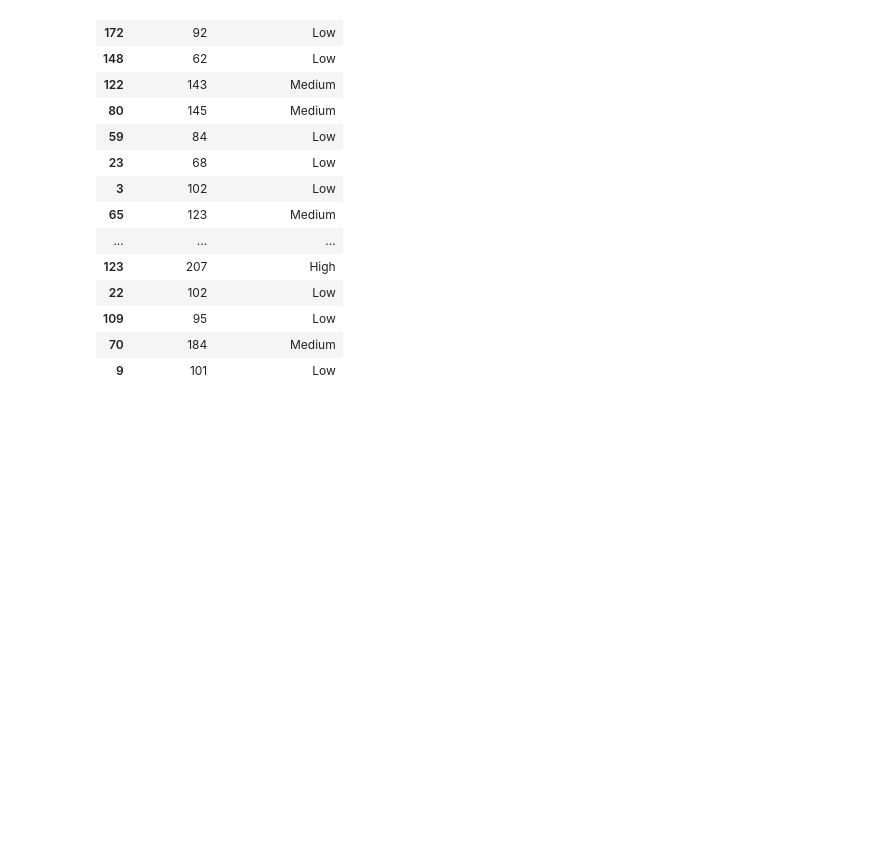
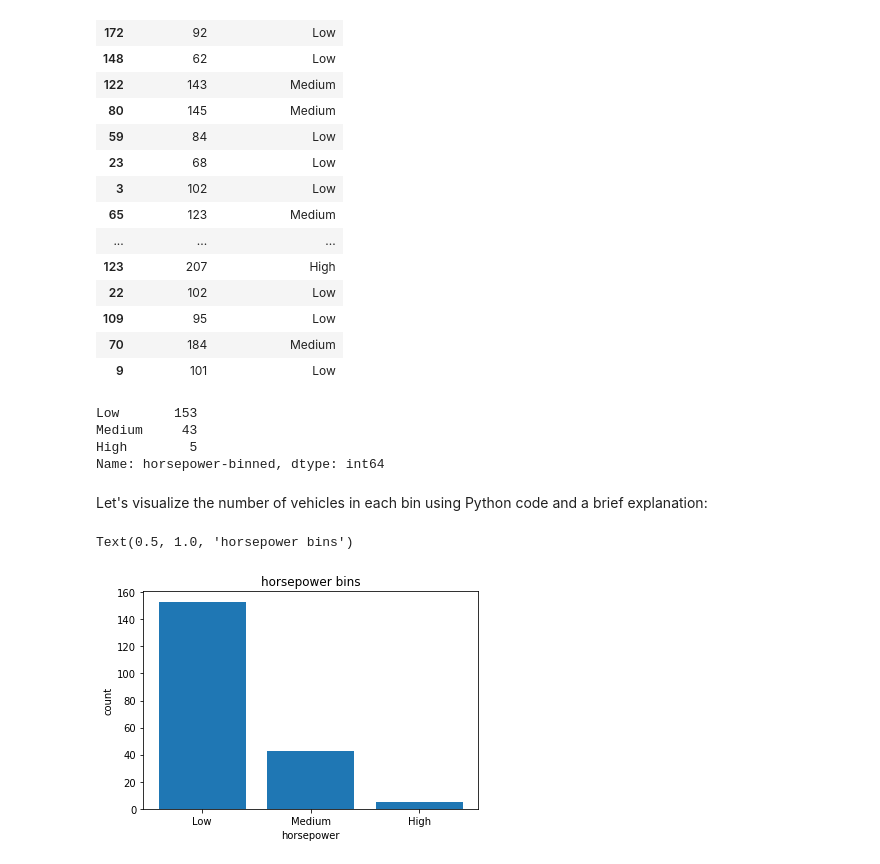
Before and after one commit to Dheerajkulariya/Data-Science-Portfolio-Projects, a Jupyter notebook: Machine-Learning-Projects/ML-Regression-Projects/Automobile-Price-Prediction/Automation Price Prediction.ipynb, the cells around one changed output. Saved outputs shown, nothing was run; the diff lists cells and outputs as text; code cells hidden in the pictures; blank space fills up the shorter version.

```diff
--- a/Machine-Learning-Projects/ML-Regression-Projects/Automobile-Price-Prediction/Automation Price Prediction.ipynb
+++ b/Machine-Learning-Projects/ML-Regression-Projects/Automobile-Price-Prediction/Automation Price Prediction.ipynb
@@ -770,3 +770,22 @@ df[['horsepower', 'horsepower-binned']].sample(20)
 | 109 | 95 | Low |
 | 70 | 184 | Medium |
 | 9 | 101 | Low |
+# %%
+# Let's see the number of vehicles in each bins
+df["horsepower-binned"].value_counts()
+# %% [output]
+Low       153
+Medium     43
+High        5
+Name: horsepower-binned, dtype: int64
+# %% [markdown]
+Let's visualize the number of vehicles in each bin using Python code and a brief explanation:
+# %%
+# Plotting a bar to visualize the distribution of vehicles in each bin
+plt.bar(bin_labels, df["horsepower-binned"].value_counts())
+plt.xlabel("horsepower")
+plt.ylabel("count")
+plt.title("horsepower bins")
+# %% [output]
+Text(0.5, 1.0, 'horsepower bins')
+[figure, added]
```
Also changed, not shown: parts of 4 cells of this notebook.
